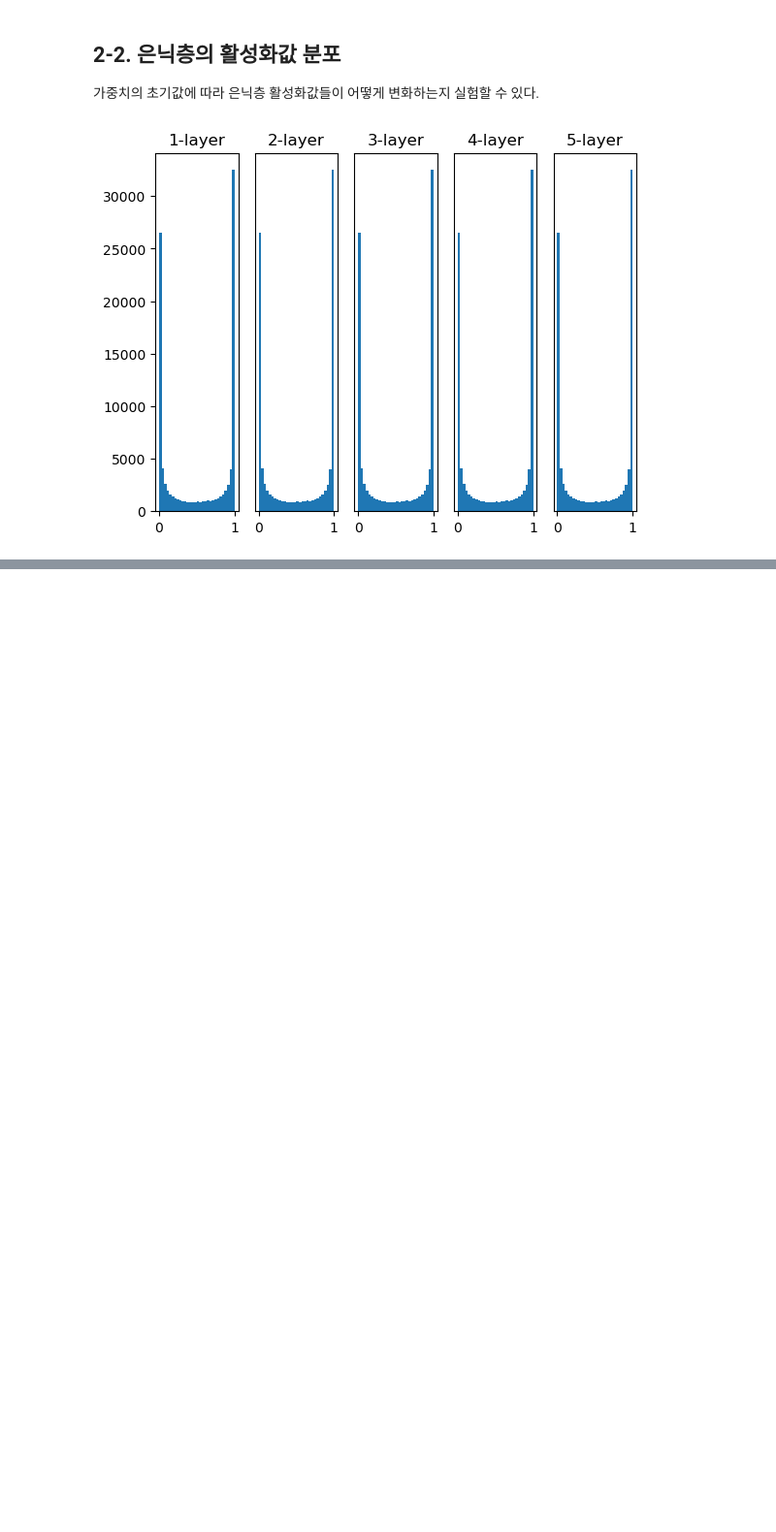
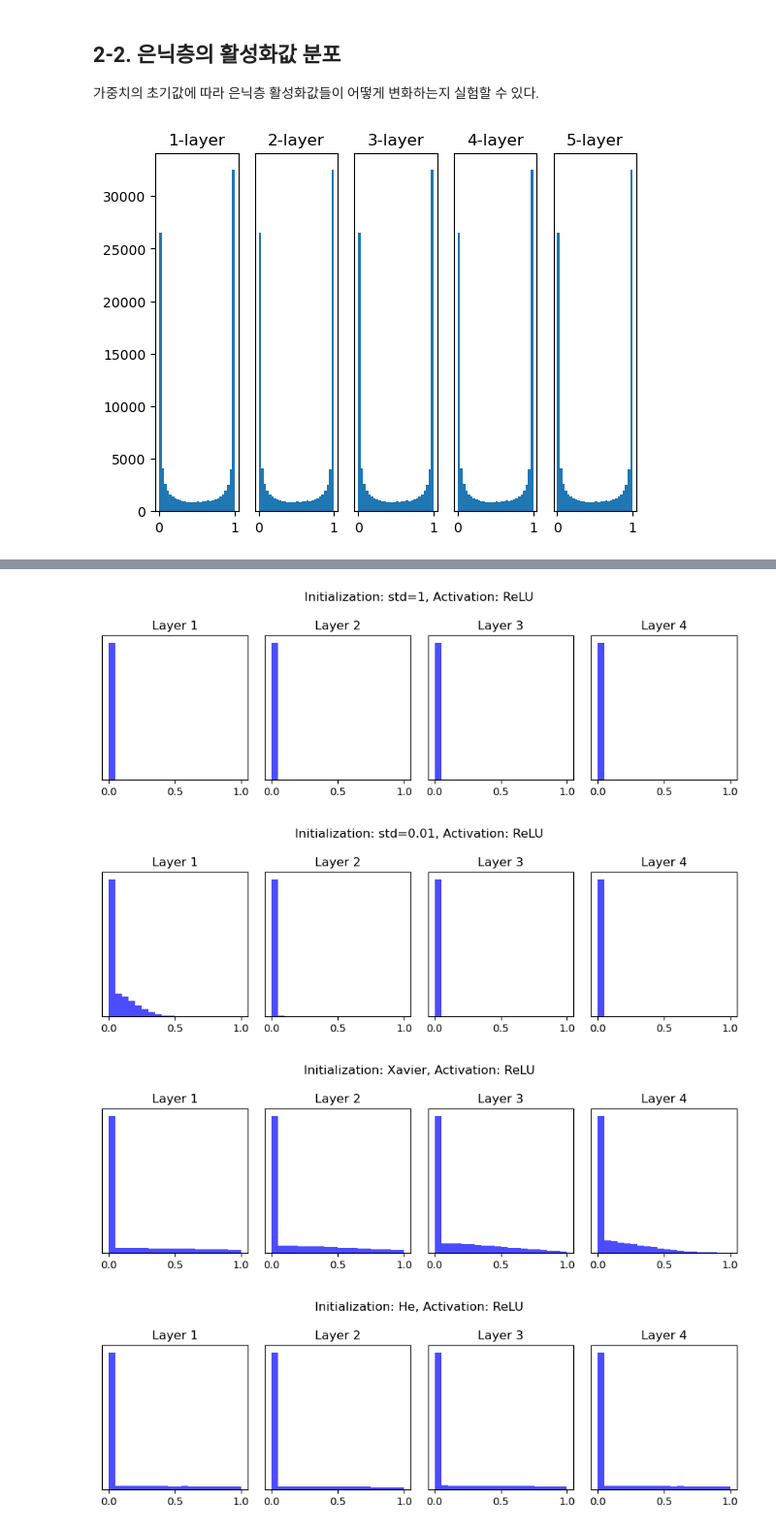
Before and after one commit to maximizemaxwell/DL-from-scratch, a Jupyter notebook: chp6/chp6.ipynb, the cells around one changed output, grey strips where cells are left out. Shown at 97% size. Drawn from its saved outputs; the diff is of its cells as text; code cells hidden in the pictures; blank space fills up the shorter version.

```diff
--- a/chp6/chp6.ipynb
+++ b/chp6/chp6.ipynb
@@ -592,0 +613,45 @@ Initialization: Xavier인 부분을 보면 되겠다.
+# %%
+input_data = np.random.randn(1000, 300)  # 1000개의 데이터
+node_num = 300  # 각 은닉층의 노드(뉴런) 수
+hidden_layer_size = 4  # 은닉층이 5개
+
+activation_functions = {
+    #"sigmoid": sigmoid,
+    "ReLU": ReLU,
+    #"tanh": tanh
+}
+
+for init_name, init_func in initialization_methods.items():
+    for act_name, act_func in activation_functions.items():
+        x = input_data
+        activations = {}
+
+        for i in range(hidden_layer_size):
+            if i != 0:
+                x = activations[i - 1]
+
+            # 초기화와 활성화 함수 적용
+            w = init_func()
+            a = np.dot(x, w)
+            z = act_func(a)
+
+            activations[i] = z
+
+        # 그래프 생성
+        fig, axes = plt.subplots(1, hidden_layer_size, figsize=(9, 3))
+        fig.suptitle(f"Initialization: {init_name}, Activation: {act_name}")
+
+        # 각 레이어의 히스토그램 그리기
+        for i in range(hidden_layer_size):
+            ax = axes[i]
+            ax.hist(activations[i].flatten(), bins=20, range=(0, 1), color='b', alpha=0.7)
+            ax.set_title(f"Layer {i+1}")
+            ax.set_yticks([])
+
+        plt.tight_layout(rect=[0, 0, 1, 1])  # 제목을 위한 여백 조정
+        plt.show()
+# %% [output]
+[figure, added]
+[figure, added]
+[figure, added]
+[figure, added]
```
Also changed, not shown: parts of 8 cells of this notebook, 17 other files.
